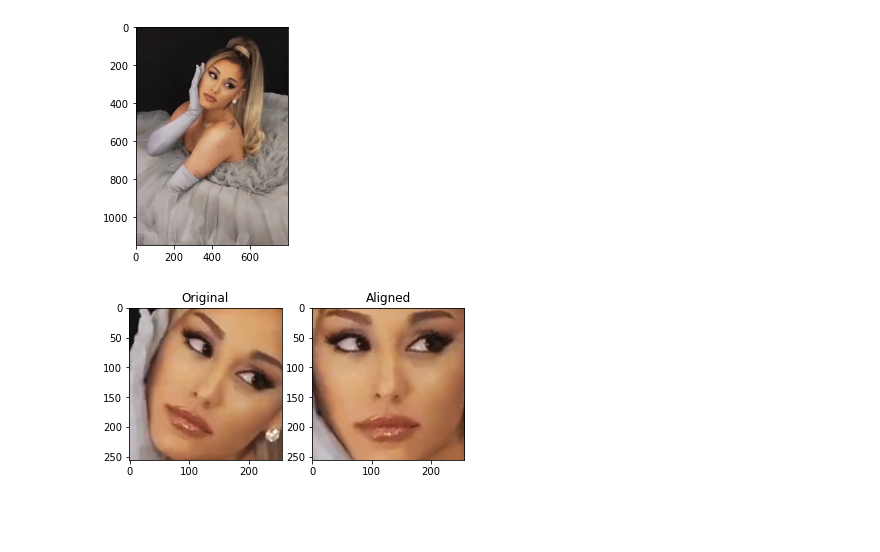
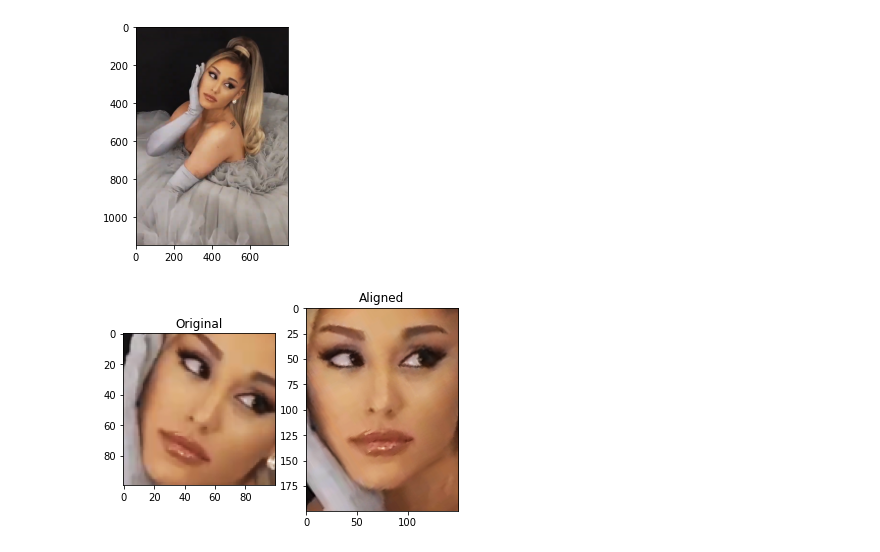
Before and after one commit to tyqiangz/facial-recognition, a Jupyter notebook: notebooks/Face Alignment (Open-Source).ipynb, the cells around one changed output. Drawn from its saved outputs; the diff is of its cells as text; code cells hidden in the pictures; blank space fills up the shorter version.

```diff
--- a/notebooks/Face Alignment (Open-Source).ipynb
+++ b/notebooks/Face Alignment (Open-Source).ipynb
@@ -36,11 +47,19 @@ FACIAL_LANDMARKS_IDXS = FACIAL_LANDMARKS_68_IDXS
 
 def rect_to_bb(rect):
     '''
+    Converts a dlib rectangle with attributes `left`, `top`, `right`, `bottom`
+    to a tuple (`left`, `top`, `width`, `height`).
 
-    :param rect:
-    :type rect:
+    `left`, `top` represents the (x,y) coordinate of the top-left corner of an image.
+    `right`, `bottom` represents the (x,y) coordinates of the bottom-right corner of an image
+    `width`, `height` represents the width and height of an image.
 
-    :return:
+    Measurements are all in number of pixels.
+
+    :param rect: a dlib rectangle, represents a rectangular area of an image
+    :type rect: _dlib_pybind11.rectangle
+
+    :return: a tuple (`left`, `top`, `width`, `height`) representing dimensions of an image
     :rtype: tuple of length 4
     '''
     # take a bounding predicted by dlib and convert it
@@ -51,10 +70,20 @@ def rect_to_bb(rect):
     w = rect.right() - x
     h = rect.bottom() - y
 
-    # return a tuple of (x, y, w, h)
     return (x, y, w, h)
 
 def shape_to_np(shape, dtype="int"):
+    '''
+    Converts a dlib points object to a numpy array.
+
+    :param shape: a collection of (x,y) coordinates
+    :type shape: _dlib_pybind11.full_object_detection
+
+    :return coords: a numpy array containing the (x,y) coordinates,
+        `coord[i]` represents the `i`th (x,y) coordinate.
+    :rtpye: numpy.ndarray
+    '''
+
     # initialize the list of (x, y)-coordinates
     coords = np.zeros((shape.num_parts, 2), dtype=dtype)
 
@@ -76,8 +105,8 @@ def visualize_facial_landmarks(image, shape, colors=None, alpha=0.75):
     # color for each facial landmark region
     if colors is None:
         colors = [(19, 199, 109), (79, 76, 240), (230, 159, 23),
-            (168, 100, 168), (158, 163, 32),
-            (163, 38, 32), (180, 42, 220), (0, 0, 255)]
+                  (168, 100, 168), (158, 163, 32),
+                  (163, 38, 32), (180, 42, 220), (0, 0, 255)]
 
     # loop over the facial landmark regions individually
     for (i, name) in enumerate(FACIAL_LANDMARKS_IDXS.keys()):
@@ -186,7 +242,8 @@ class FaceAligner:
 detector = dlib.get_frontal_face_detector()
 predictor = dlib.shape_predictor('../shape_predictor_68_face_landmarks.dat')
 # %%
-fa = FaceAligner(predictor, desiredFaceWidth=256)
+fa = FaceAligner(predictor, desiredLeftEye=(0.25, 0.25),
+                 desiredFaceWidth=150, desiredFaceHeight=200)
 # %%
 image = cv2.imread("../images/ariana_grande_2.png")
 image = imutils.resize(image, width=800)
@@ -196,24 +253,24 @@ gray = cv2.cvtColor(image, cv2.COLOR_BGR2GRAY)
 # image
 plt.imshow(cv2.cvtColor(image, cv2.COLOR_BGR2RGB))
 plt.show()
-rects = detector(gray, 2)
+rects = detector(gray, 0)
 # %% [output]
 [figure]
 # %%
 # loop over the face detections
 for rect in rects:
     # extract the ROI of the *original* face, then align the face
     # using facial landmarks
     (x, y, w, h) = rect_to_bb(rect)
-    faceOrig = imutils.resize(image[y:y + h, x:x + w], width=256)
+    faceOrig = imutils.resize(image[y:y + h, x:x + w], width=100)
     faceAligned = fa.align(image, gray, rect)
 
     # display the output images
     fig, ax = plt.subplots(nrows=1, ncols=2)
     ax[0].set_title('Original')
     ax[0].imshow(cv2.cvtColor(faceOrig, cv2.COLOR_BGR2RGB))
     ax[1].set_title('Aligned')
     ax[1].imshow(cv2.cvtColor(faceAligned, cv2.COLOR_BGR2RGB))
     plt.show()
 # %% [output]
-[figure, old version]
+[figure, new version]
```
Also changed, not shown: parts of 3 cells of this notebook, 11 other files.
